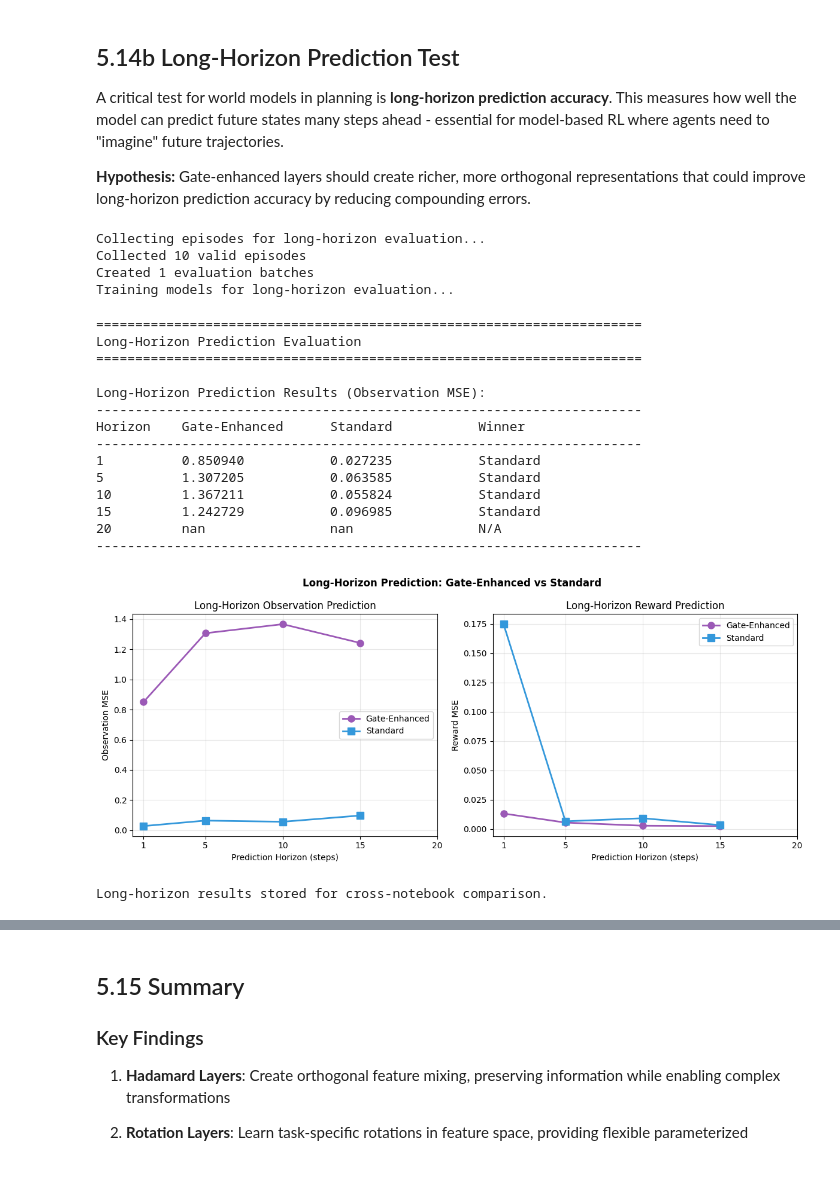
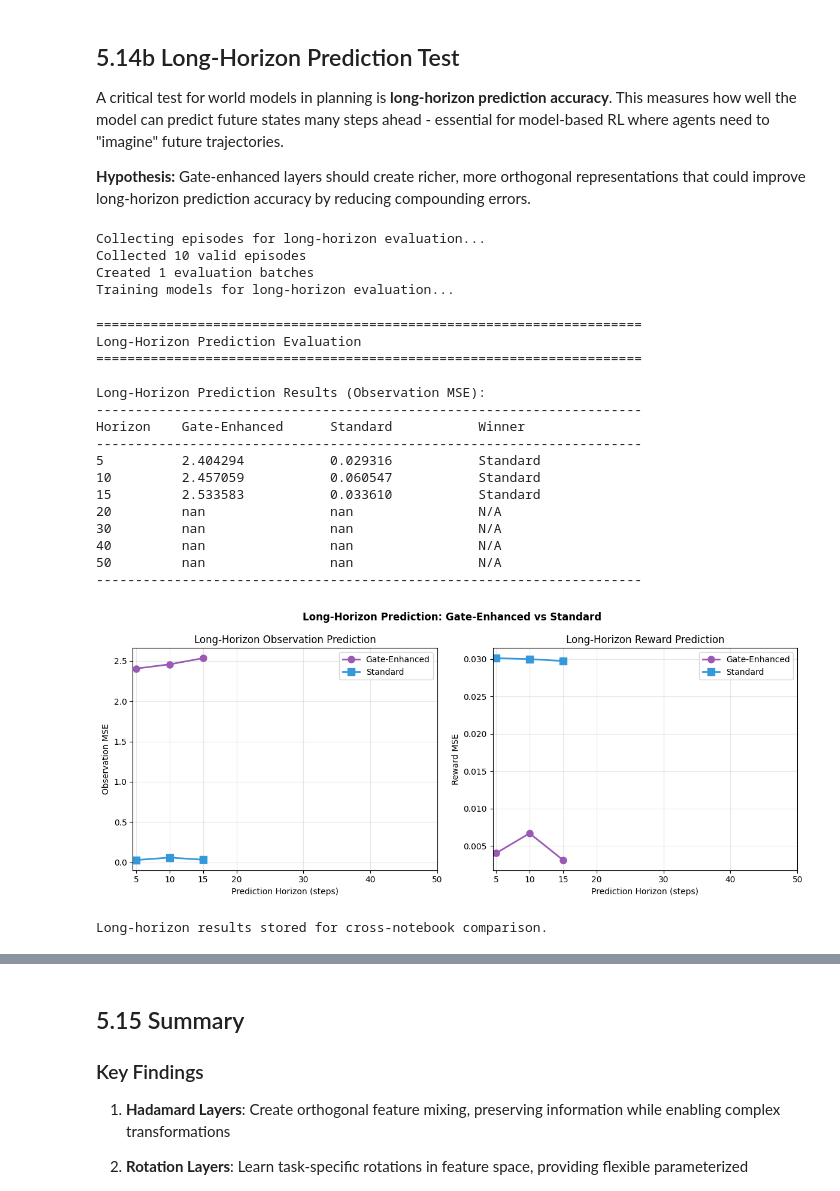
Before and after one commit to SaurabhJalendra/Quantum-Enhanced-Simulation-Learning-for-Reinforcement-Learning, a Jupyter notebook: phase1_cartpole_notebooks/05_gate_enhanced_layers.ipynb, the cells around one changed output, grey strips where cells are left out. Cells and saved outputs as stored; diff of their text form; code cells hidden in the pictures.

```diff
--- a/phase1_cartpole_notebooks/05_gate_enhanced_layers.ipynb
+++ b/phase1_cartpole_notebooks/05_gate_enhanced_layers.ipynb
@@ -1202,7 +1227,7 @@ class GateEnhancedTrainer:
     def __init__(
         self,
         model: GateEnhancedWorldModel,
-        learning_rate: float = 1e-4,
+        learning_rate: float = 3e-4,
         kl_weight: float = 1.0,
         free_nats: float = 3.0
     ):
@@ -2092,6 +2117,12 @@ def run_single_seed_experiment(seed, env_name='CartPole-v1', num_episodes=100,
     gate_test = evaluate_on_test_set(gate_model, test_batches, device)
     standard_test = evaluate_on_test_set(standard_model, test_batches, device)
 
+    # Save model checkpoints for this seed
+    models_dir = Path('../experiments/results/gates/models')
+    models_dir.mkdir(parents=True, exist_ok=True)
+    torch.save(gate_model.state_dict(), models_dir / f'gate_model_seed_{seed}.pt')
+    torch.save(standard_model.state_dict(), models_dir / f'standard_model_seed_{seed}.pt')
+
     return {
         'seed': seed,
         'gate_final_loss': gate_losses[-1],
@@ -2442,8 +2473,8 @@ else:
             'num_seeds': len(all_results),
             'seeds': [r['seed'] for r in all_results],
             'num_epochs': 50,
-            'num_episodes': 50,
-            'batch_size': 16,
+            'num_episodes': 100,
+            'batch_size': 32,
             'seq_len': 20,
             'bonferroni_alpha': bonferroni_alpha
         },
@@ -2617,7 +2648,7 @@ print(f"Collected {len(eval_episodes)} valid episodes")
 
 # Create test batches
 device = torch.device('cuda' if torch.cuda.is_available() else 'cpu')
-eval_batches = create_batches(eval_episodes, batch_size=16, seq_len=20)
+eval_batches = create_batches(eval_episodes, batch_size=32, seq_len=20)
 print(f"Created {len(eval_batches)} evaluation batches")
 
 if len(eval_batches) == 0:
@@ -2643,7 +2674,7 @@ else:
     print("Long-Horizon Prediction Evaluation")
     print("=" * 70)
 
-    horizons = [1, 5, 10, 15, 20]
+    horizons = [5, 10, 15, 20, 30, 40, 50]
     gate_horizon = evaluate_long_horizon_simple(gate_eval_model, eval_batches, horizons, device)
     standard_horizon = evaluate_long_horizon_simple(standard_eval_model, eval_batches, horizons, device)
 
@@ -2676,11 +2707,13 @@ Long-Horizon Prediction Results (Observation MSE):
 ----------------------------------------------------------------------
 Horizon    Gate-Enhanced      Standard           Winner
 ----------------------------------------------------------------------
-1          0.850940           0.027235           Standard
-5          1.307205           0.063585           Standard
-10         1.367211           0.055824           Standard
-15         1.242729           0.096985           Standard
+5          2.404294           0.029316           Standard
+10         2.457059           0.060547           Standard
+15         2.533583           0.033610           Standard
 20         nan                nan                N/A
+30         nan                nan                N/A
+40         nan                nan                N/A
+50         nan                nan                N/A
 ----------------------------------------------------------------------
 # %%
 """
@@ -2690,7 +2723,7 @@ Purpose: Visualize how prediction error grows with horizon
 
 fig, axes = plt.subplots(1, 2, figsize=(12, 5))
 
-horizons = [1, 5, 10, 15, 20]
+horizons = [5, 10, 15, 20, 30, 40, 50]
 
 # Observation MSE vs Horizon
 ax = axes[0]
@@ -2708,34 +2741,34 @@ ax.legend()
 ax.grid(True, alpha=0.3)
 ax.set_xticks(horizons)
 
 # Reward MSE vs Horizon
 ax = axes[1]
 gate_rew = [gate_horizon['reward_mse'].get(h, float('nan')) for h in horizons]
 std_rew = [standard_horizon['reward_mse'].get(h, float('nan')) for h in horizons]
 
 ax.plot(horizons, gate_rew, 'o-', color='#9b59b6', linewidth=2,
         markersize=8, label='Gate-Enhanced')
 ax.plot(horizons, std_rew, 's-', color='#3498db', linewidth=2,
         markersize=8, label='Standard')
 ax.set_xlabel('Prediction Horizon (steps)')
 ax.set_ylabel('Reward MSE')
 ax.set_title('Long-Horizon Reward Prediction')
 ax.legend()
 ax.grid(True, alpha=0.3)
 ax.set_xticks(horizons)
 
 fig.suptitle('Long-Horizon Prediction: Gate-Enhanced vs Standard', fontsize=12, fontweight='bold')
 plt.tight_layout()
 plt.show()
 
 # Store results
 long_horizon_results = {
     'gate_enhanced': gate_horizon,
     'standard': standard_horizon
 }
 print("\nLong-horizon results stored for cross-notebook comparison.")
 # %% [output]
-[figure, old version]
+[figure, new version]
 Long-horizon results stored for cross-notebook comparison.
 # %%
 def analyze_gate_layers(model: GateEnhancedWorldModel):
```
Also changed, not shown: parts of 13 cells of this notebook, 30 other files.
